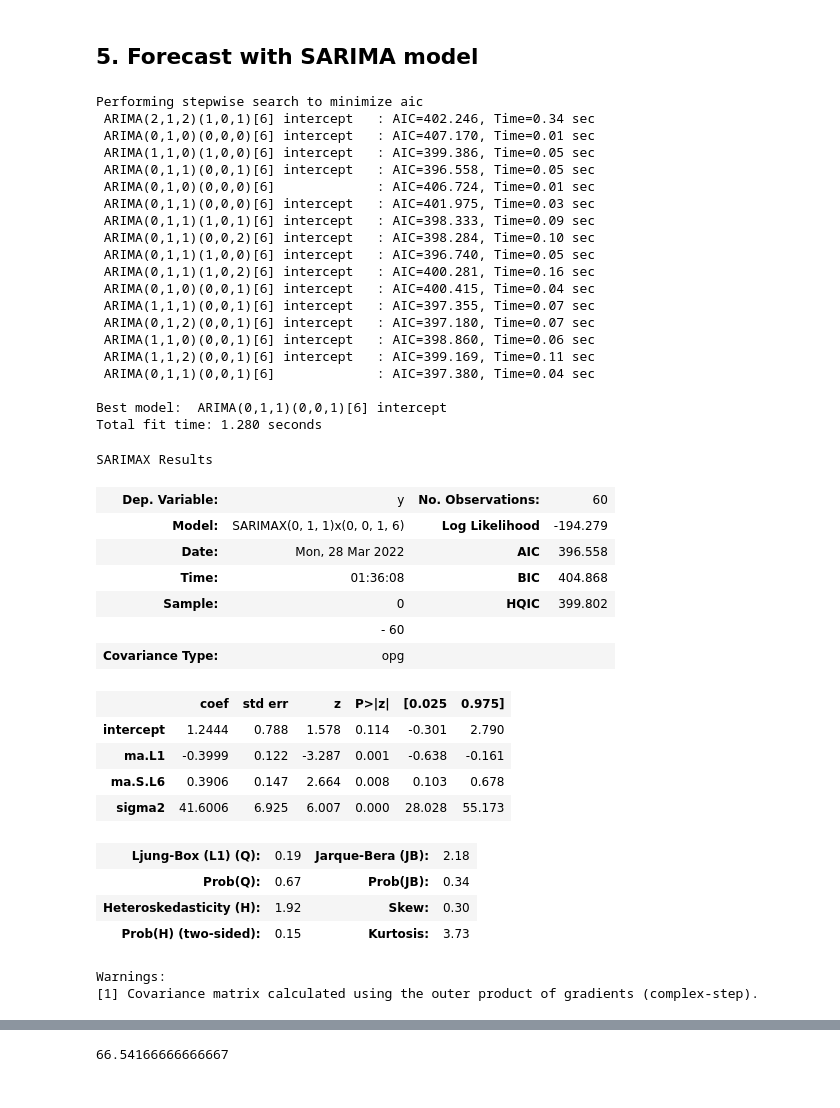
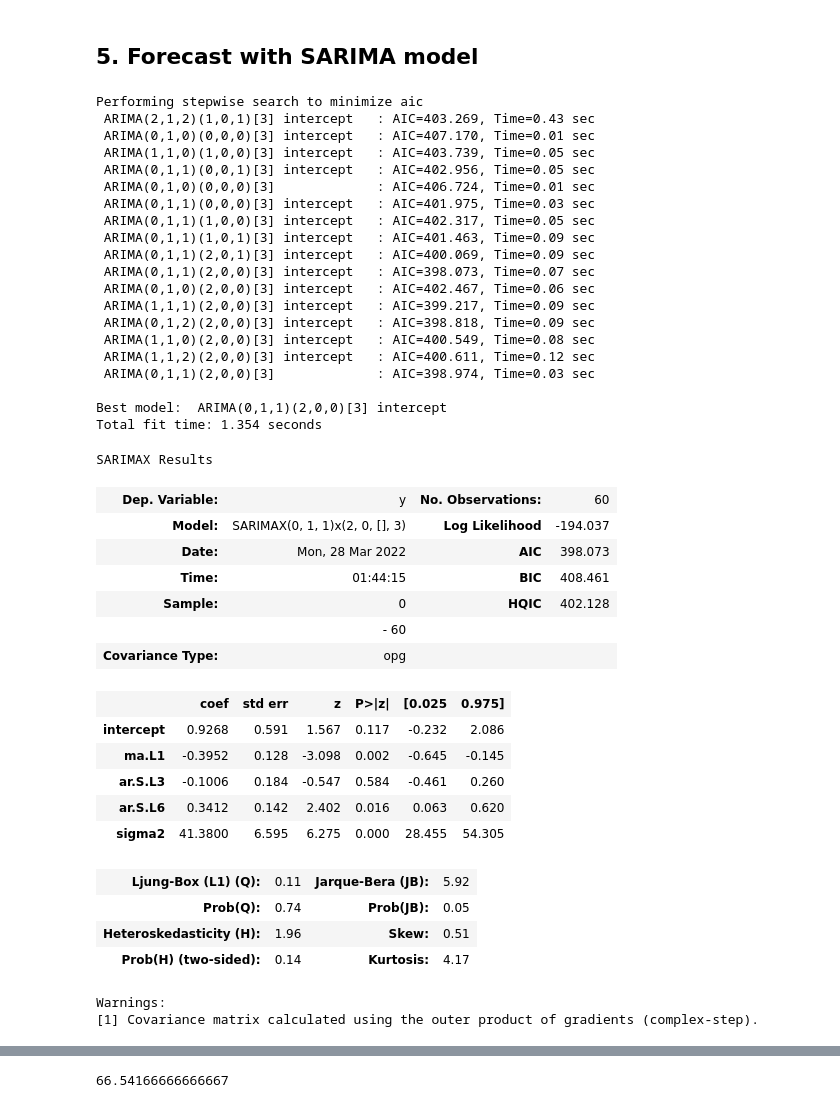
Before and after one commit to GiorgosAnastasakos/GreekESGenergyCompaniesPowerBI_PythonTimesSeriesAnalysis, a Jupyter notebook: TimesSeriesAnalysisPython_GreekGoogleTrendsEsg.ipynb, the cells around one changed output, grey strips where cells are left out. Drawn from its saved outputs; the diff is of its cells as text; code cells hidden in the pictures.

```diff
--- a/TimesSeriesAnalysisPython_GreekGoogleTrendsEsg.ipynb
+++ b/TimesSeriesAnalysisPython_GreekGoogleTrendsEsg.ipynb
@@ -202,45 +202,46 @@ from statsmodels.tsa.statespace.sarimax import SARIMAX
 from statsmodels.tsa.arima.model import ARIMA
 from pmdarima import auto_arima
 # %%
-auto_arima(dfMonthly, seasonal=True,trace=True,max_p=5,max_d=5,max_q=5,maxiter=300,m=6).summary()
+auto_arima(dfMonthly, seasonal=True,trace=True,max_p=5,max_d=5,max_q=5,maxiter=300,m=3).summary()
 # %% [output]
 Performing stepwise search to minimize aic
- ARIMA(2,1,2)(1,0,1)[6] intercept   : AIC=402.246, Time=0.34 sec
- ARIMA(0,1,0)(0,0,0)[6] intercept   : AIC=407.170, Time=0.01 sec
- ARIMA(1,1,0)(1,0,0)[6] intercept   : AIC=399.386, Time=0.05 sec
- ARIMA(0,1,1)(0,0,1)[6] intercept   : AIC=396.558, Time=0.05 sec
- ARIMA(0,1,0)(0,0,0)[6]             : AIC=406.724, Time=0.01 sec
- ARIMA(0,1,1)(0,0,0)[6] intercept   : AIC=401.975, Time=0.03 sec
- ARIMA(0,1,1)(1,0,1)[6] intercept   : AIC=398.333, Time=0.09 sec
- ARIMA(0,1,1)(0,0,2)[6] intercept   : AIC=398.284, Time=0.10 sec
- ARIMA(0,1,1)(1,0,0)[6] intercept   : AIC=396.740, Time=0.05 sec
- ARIMA(0,1,1)(1,0,2)[6] intercept   : AIC=400.281, Time=0.16 sec
- ARIMA(0,1,0)(0,0,1)[6] intercept   : AIC=400.415, Time=0.04 sec
- ARIMA(1,1,1)(0,0,1)[6] intercept   : AIC=397.355, Time=0.07 sec
- ARIMA(0,1,2)(0,0,1)[6] intercept   : AIC=397.180, Time=0.07 sec
- ARIMA(1,1,0)(0,0,1)[6] intercept   : AIC=398.860, Time=0.06 sec
- ARIMA(1,1,2)(0,0,1)[6] intercept   : AIC=399.169, Time=0.11 sec
- ARIMA(0,1,1)(0,0,1)[6]             : AIC=397.380, Time=0.04 sec
+ ARIMA(2,1,2)(1,0,1)[3] intercept   : AIC=403.269, Time=0.43 sec
+ ARIMA(0,1,0)(0,0,0)[3] intercept   : AIC=407.170, Time=0.01 sec
+ ARIMA(1,1,0)(1,0,0)[3] intercept   : AIC=403.739, Time=0.05 sec
+ ARIMA(0,1,1)(0,0,1)[3] intercept   : AIC=402.956, Time=0.05 sec
+ ARIMA(0,1,0)(0,0,0)[3]             : AIC=406.724, Time=0.01 sec
+ ARIMA(0,1,1)(0,0,0)[3] intercept   : AIC=401.975, Time=0.03 sec
+ ARIMA(0,1,1)(1,0,0)[3] intercept   : AIC=402.317, Time=0.05 sec
+ ARIMA(0,1,1)(1,0,1)[3] intercept   : AIC=401.463, Time=0.09 sec
+ ARIMA(0,1,1)(2,0,1)[3] intercept   : AIC=400.069, Time=0.09 sec
+ ARIMA(0,1,1)(2,0,0)[3] intercept   : AIC=398.073, Time=0.07 sec
+ ARIMA(0,1,0)(2,0,0)[3] intercept   : AIC=402.467, Time=0.06 sec
+ ARIMA(1,1,1)(2,0,0)[3] intercept   : AIC=399.217, Time=0.09 sec
+ ARIMA(0,1,2)(2,0,0)[3] intercept   : AIC=398.818, Time=0.09 sec
+ ARIMA(1,1,0)(2,0,0)[3] intercept   : AIC=400.549, Time=0.08 sec
+ ARIMA(1,1,2)(2,0,0)[3] intercept   : AIC=400.611, Time=0.12 sec
+ ARIMA(0,1,1)(2,0,0)[3]             : AIC=398.974, Time=0.03 sec
 
-Best model:  ARIMA(0,1,1)(0,0,1)[6] intercept
-Total fit time: 1.280 seconds
+Best model:  ARIMA(0,1,1)(2,0,0)[3] intercept
+Total fit time: 1.354 seconds
 SARIMAX Results
 | Dep. Variable: | y | No. Observations: | 60 |
-| Model: | SARIMAX(0, 1, 1)x(0, 0, 1, 6) | Log Likelihood | -194.279 |
-| Date: | Mon, 28 Mar 2022 | AIC | 396.558 |
-| Time: | 01:36:08 | BIC | 404.868 |
-| Sample: | 0 | HQIC | 399.802 |
+| Model: | SARIMAX(0, 1, 1)x(2, 0, [], 3) | Log Likelihood | -194.037 |
+| Date: | Mon, 28 Mar 2022 | AIC | 398.073 |
+| Time: | 01:44:15 | BIC | 408.461 |
+| Sample: | 0 | HQIC | 402.128 |
 |  | - 60 |  |  |
 | Covariance Type: | opg |  |  |
 |  | coef | std err | z | P>|z| | [0.025 | 0.975] |
-| intercept | 1.2444 | 0.788 | 1.578 | 0.114 | -0.301 | 2.790 |
-| ma.L1 | -0.3999 | 0.122 | -3.287 | 0.001 | -0.638 | -0.161 |
-| ma.S.L6 | 0.3906 | 0.147 | 2.664 | 0.008 | 0.103 | 0.678 |
-| sigma2 | 41.6006 | 6.925 | 6.007 | 0.000 | 28.028 | 55.173 |
+| intercept | 0.9268 | 0.591 | 1.567 | 0.117 | -0.232 | 2.086 |
+| ma.L1 | -0.3952 | 0.128 | -3.098 | 0.002 | -0.645 | -0.145 |
+| ar.S.L3 | -0.1006 | 0.184 | -0.547 | 0.584 | -0.461 | 0.260 |
+| ar.S.L6 | 0.3412 | 0.142 | 2.402 | 0.016 | 0.063 | 0.620 |
+| sigma2 | 41.3800 | 6.595 | 6.275 | 0.000 | 28.455 | 54.305 |
-| Ljung-Box (L1) (Q): | 0.19 | Jarque-Bera (JB): | 2.18 |
-| Prob(Q): | 0.67 | Prob(JB): | 0.34 |
-| Heteroskedasticity (H): | 1.92 | Skew: | 0.30 |
-| Prob(H) (two-sided): | 0.15 | Kurtosis: | 3.73 |
+| Ljung-Box (L1) (Q): | 0.11 | Jarque-Bera (JB): | 5.92 |
+| Prob(Q): | 0.74 | Prob(JB): | 0.05 |
+| Heteroskedasticity (H): | 1.96 | Skew: | 0.51 |
+| Prob(H) (two-sided): | 0.14 | Kurtosis: | 4.17 |
 Warnings:
 [1] Covariance matrix calculated using the outer product of gradients (complex-step).
 # %%
```
Also changed, not shown: parts of 8 cells of this notebook.
